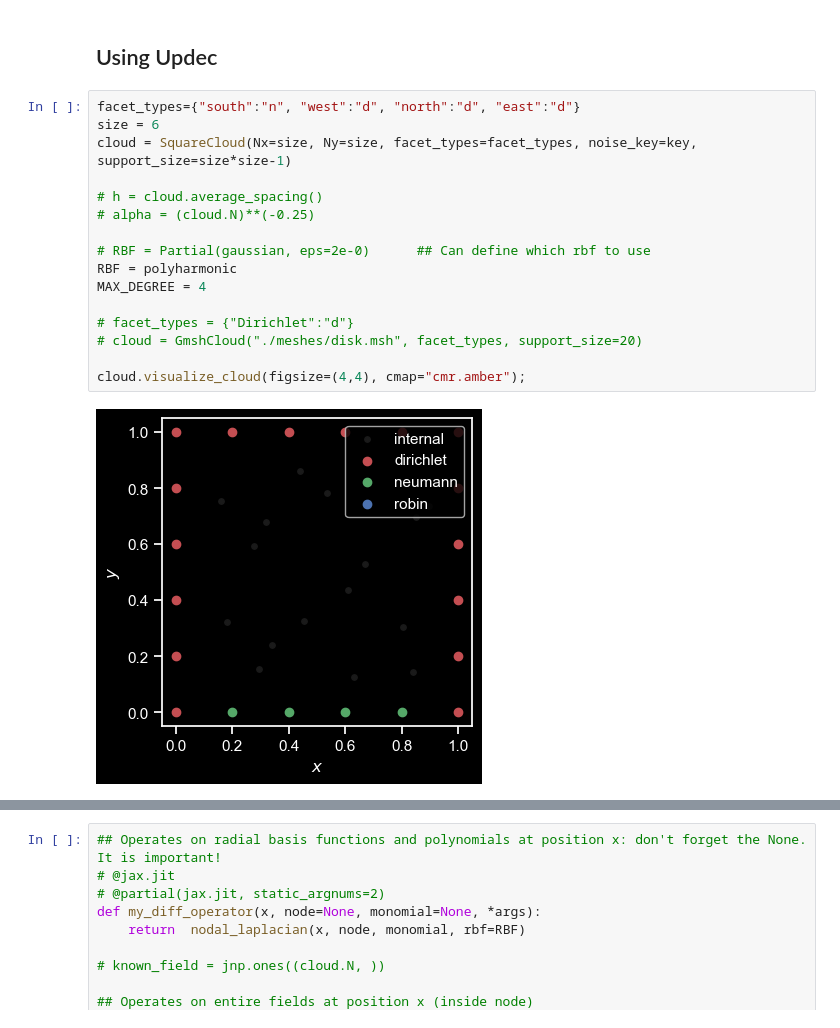
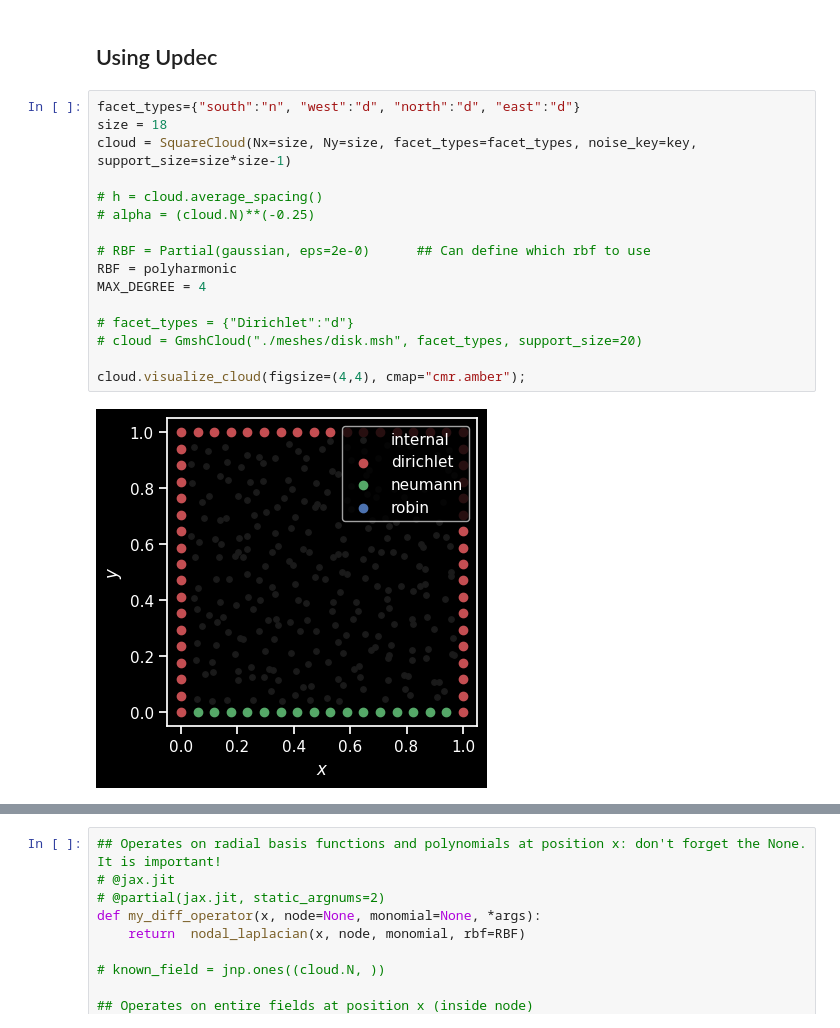
Before and after one commit to ddrous/Updes, a Jupyter notebook: examples/01_laplace_with_rbf.ipynb, the cells around one changed output, grey strips where cells are left out. Cells and saved outputs as stored; diff of their text form.

```diff
--- a/examples/01_laplace_with_rbf.ipynb
+++ b/examples/01_laplace_with_rbf.ipynb
@@ -28,22 +31,22 @@ key = jax.random.PRNGKey(42)
 ## Using Updec
 # %%
 facet_types={"south":"n", "west":"d", "north":"d", "east":"d"}
-size = 6
+size = 18
 cloud = SquareCloud(Nx=size, Ny=size, facet_types=facet_types, noise_key=key, support_size=size*size-1)
 
 # h = cloud.average_spacing()
 # alpha = (cloud.N)**(-0.25)
 
 # RBF = Partial(gaussian, eps=2e-0)      ## Can define which rbf to use
 RBF = polyharmonic
 MAX_DEGREE = 4
 
 # facet_types = {"Dirichlet":"d"}
 # cloud = GmshCloud("./meshes/disk.msh", facet_types, support_size=20)
 
 cloud.visualize_cloud(figsize=(4,4), cmap="cmr.amber");
 # %% [output]
-[figure, old version]
+[figure, new version]
 # %%
 # print(alpha, h)
 x=jnp.linspace(-1,1,1000)
```
Also changed, not shown: parts of 5 cells of this notebook.
